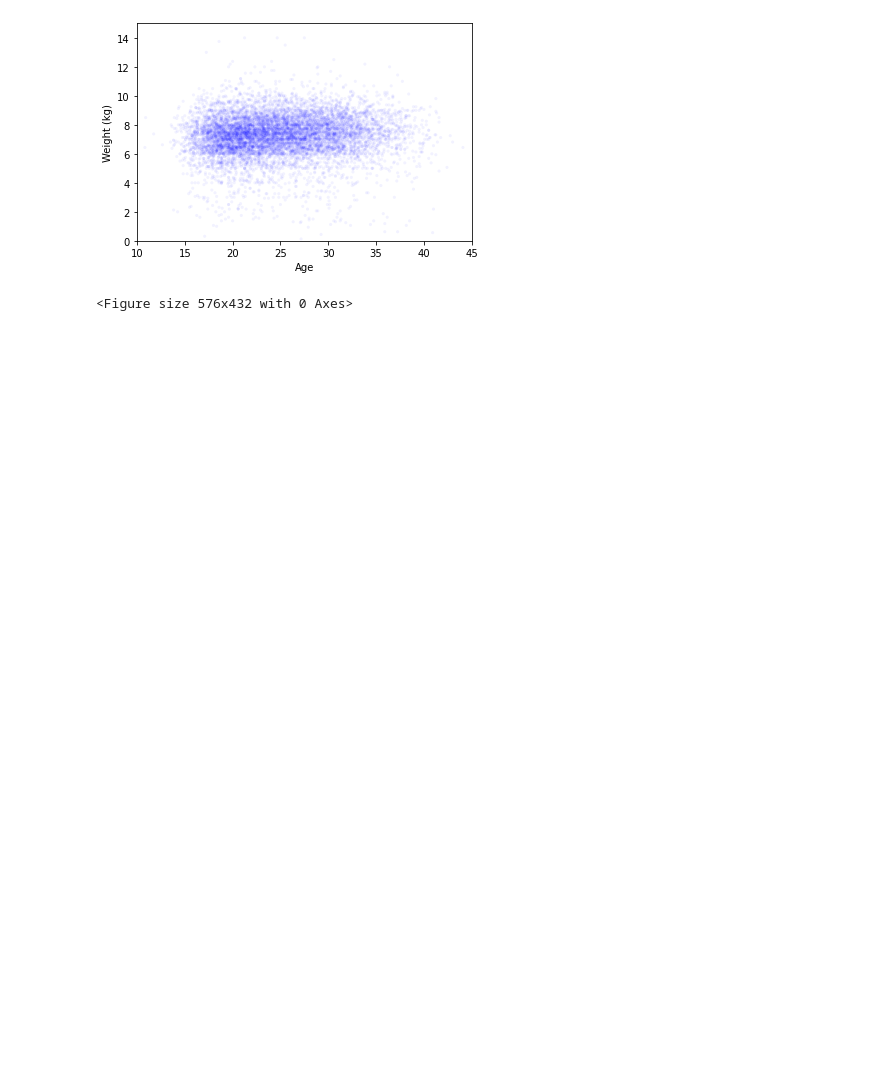
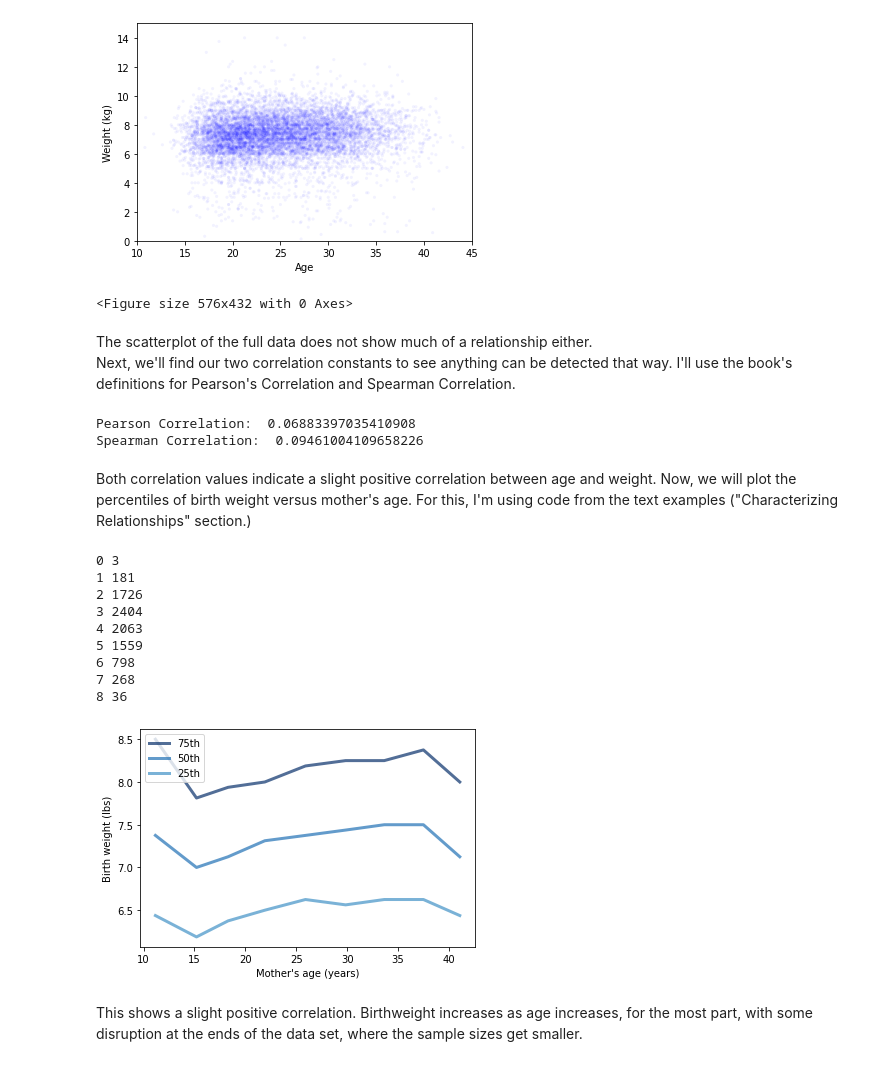
Before and after one commit to mhoehler22/ThinkStats2, a Jupyter notebook: code/HoehlerDSC530Week7.ipynb, the cells around one changed output. Saved outputs shown, nothing was run; the diff lists cells and outputs as text; code cells hidden in the pictures; blank space fills up the shorter version.

```diff
--- a/code/HoehlerDSC530Week7.ipynb
+++ b/code/HoehlerDSC530Week7.ipynb
@@ -49,4 +50,6 @@ Judging by the shape of the scatterplot for the sample, there does not appear to
 # %%
+df = df.dropna(subset=['agepreg', 'totalwgt_lb'])
+
 ages, weights = df.agepreg, df.totalwgt_lb
 thinkplot.Scatter(ages, weights, alpha=0.05, s=10)
 thinkplot.Show(xlabel='Age',
@@ -55,3 +58,6 @@ thinkplot.Show(xlabel='Age',
 # %% [output]
 [figure]
 <Figure size 576x432 with 0 Axes>
+# %% [markdown]
+The scatterplot of the full data does not show much of a relationship either.
+Next, we'll find our two correlation constants to see anything can be detected that way.  I'll use the book's definitions for Pearson's Correlation and Spearman Correlation.
@@ -57,0 +95,38 @@ thinkplot.Show(xlabel='Age',
+# %%
+print('Pearson Correlation: ', Corr(ages, weights))
+print('Spearman Correlation: ', SpearmanCorr(ages, weights))
+# %% [output]
+Pearson Correlation:  0.06883397035410908
+Spearman Correlation:  0.09461004109658226
+# %% [markdown]
+Both correlation values indicate a slight positive correlation between age and weight.  Now, we will plot the percentiles of birth weight versus mother's age.  For this, I'm using code from the text examples ("Characterizing Relationships" section.)
+# %%
+bins = np.arange(12, 44, 4)
+indices = np.digitize(df.agepreg, bins)
+groups = df.groupby(indices)
+for i, group in groups:
+    print(i, len(group))
+
+ages = [group.agepreg.mean() for i, group in groups]
+cdfs = [thinkstats2.Cdf(group.totalwgt_lb) for i, group in groups]
+for percent in [75, 50, 25]:
+    weights = [cdf.Percentile(percent) for cdf in cdfs]
+    label = '%dth' % percent
+    thinkplot.Plot(ages, weights, label=label)
+
+    thinkplot.Config(xlabel="Mother's age (years)",
+                     ylabel='Birth weight (lbs)',
+                     legend=True)
+# %% [output]
+0 3
+1 181
+2 1726
+3 2404
+4 2063
+5 1559
+6 798
+7 268
+8 36
+[figure, added]
+# %% [markdown]
+This shows a slight positive correlation.  Birthweight increases as age increases, for the most part, with some disruption at the ends of the data set, where the sample sizes get smaller.
```
Also changed, not shown: parts of 6 cells of this notebook.
